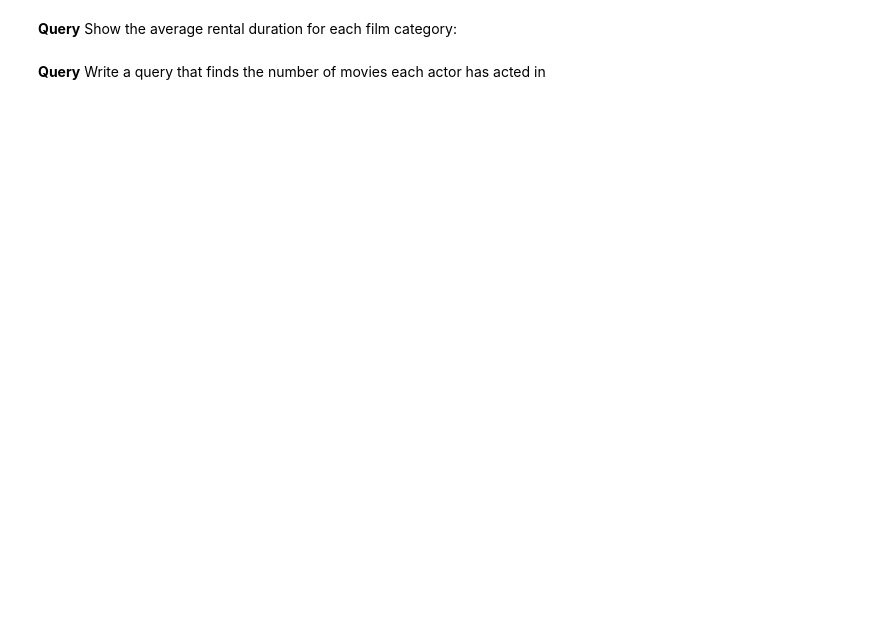
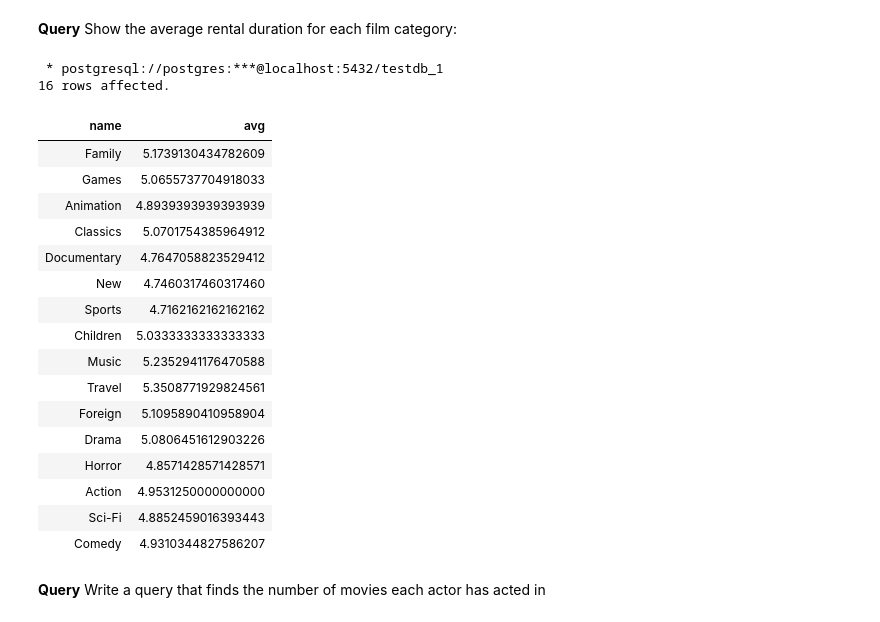
Before and after one commit to sarthak-panda/Sem6, a Jupyter notebook: COL362/InClassTutorials/SQL-01.ipynb, the cells around one changed output. Cells and saved outputs as stored; diff of their text form; code cells hidden in the pictures; blank space fills up the shorter version.

```diff
--- a/COL362/InClassTutorials/SQL-01.ipynb
+++ b/COL362/InClassTutorials/SQL-01.ipynb
@@ -326,4 +375,28 @@ and a1.first_name = a2.first_name and a1.last_name = a2.last_name
 # %% [markdown]
 **Query** Show the average rental duration for each film category:
+# %%
+%%sql select category.name,avg(film.rental_duration)
+from (category join film_category on category.category_id = film_category.category_id) join film on film_category.film_id = film.film_id
+group by category.name;
+# %% [output]
+ * postgresql://postgres:***@localhost:5432/testdb_1
+16 rows affected.
+| name | avg |
+| Family | 5.1739130434782609 |
+| Games | 5.0655737704918033 |
+| Animation | 4.8939393939393939 |
+| Classics | 5.0701754385964912 |
+| Documentary | 4.7647058823529412 |
+| New | 4.7460317460317460 |
+| Sports | 4.7162162162162162 |
+| Children | 5.0333333333333333 |
+| Music | 5.2352941176470588 |
+| Travel | 5.3508771929824561 |
+| Foreign | 5.1095890410958904 |
+| Drama | 5.0806451612903226 |
+| Horror | 4.8571428571428571 |
+| Action | 4.9531250000000000 |
+| Sci-Fi | 4.8852459016393443 |
+| Comedy | 4.9310344827586207 |
 # %% [markdown]
 **Query** Write a query that finds the number of movies each actor has acted in
```
Also changed, not shown: parts of 6 cells of this notebook, 2 other files.
